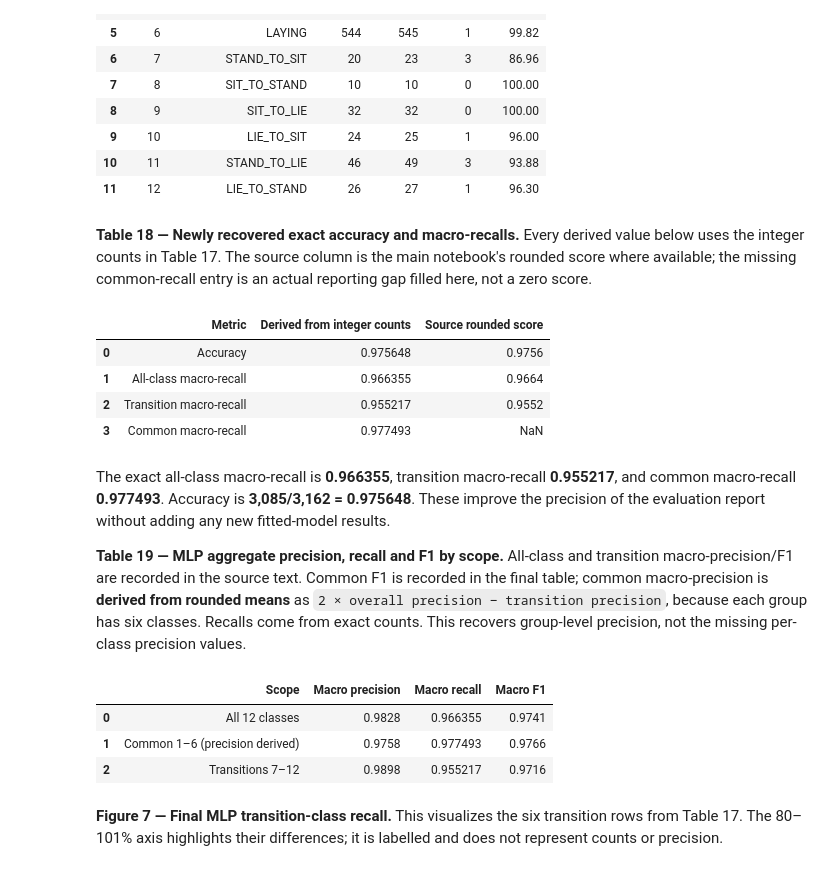
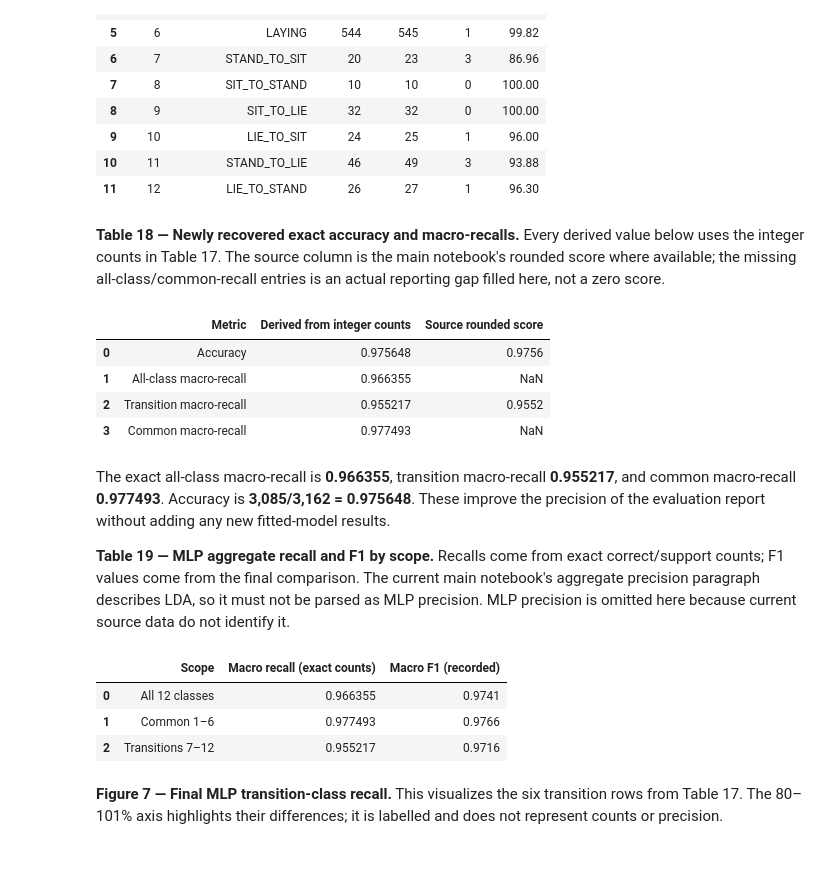
Before and after one commit to AY26-27-Sem1-CS3244-Group3/Improving-Recognition-of-Rare-Postural-Transitions, a Jupyter notebook: our approach/evaluation.ipynb, the cells around one changed output. Cells and saved outputs as stored; diff of their text form; code cells hidden in the pictures.

```diff
--- a/our approach/evaluation.ipynb
+++ b/our approach/evaluation.ipynb
@@ -184,17 +231,19 @@ plt.rcParams.update({"figure.dpi": 110, "axes.spines.top": False,
                      "axes.spines.right": False, "font.size": 10})
 COLORS = {"blue": "#335c81", "orange": "#d08842", "green": "#4b8a80", "muted": "#aab5bd"}
 LABELS = np.arange(1, 13)
-MODEL_ORDER = ["logreg", "linear_svm", "random_forest", "xgboost", "mlp"]
+MODEL_ORDER = ["logreg", "linear_svm", "random_forest", "xgboost", "mlp", "lda"]
 MODEL_NAMES = {"logreg": "Logistic regression", "linear_svm": "Linear SVM", "random_forest": "Random forest",
-               "xgboost": "XGBoost", "mlp": "MLP + memory"}
+               "xgboost": "XGBoost", "mlp": "MLP + memory", "lda": "Shrinkage LDA"}
+FINAL_MODEL_NAMES = {**MODEL_NAMES, "lda": "Shrinkage LDA + memory"}
 MODEL_ALIASES = {value: key for key, value in MODEL_NAMES.items()}
-MODEL_ALIASES.update({"MLP + posture memory": "mlp", "MLP (15 epochs + memory)": "mlp"})
+MODEL_ALIASES.update({"MLP + posture memory": "mlp", "MLP (15 epochs + memory)": "mlp",
+                      "Shrinkage LDA": "lda", "Shrinkage LDA + posture memory": "lda"})
 
 def align_models(frame):
     result = frame.copy()
     result["model"] = result.Model.map(MODEL_ALIASES)
     if result.model.isna().any() or result.model.duplicated().any() or set(result.model) != set(MODEL_ORDER):
-        raise ValueError("Expected one recorded row for each of the five model families.")
+        raise ValueError("Expected one recorded row for each of the six model families.")
     return result.drop(columns="Model").set_index("model").reindex(MODEL_ORDER)
 
 def show_table(frame, decimals=4, *, formats=None):
@@ -206,7 +255,10 @@ ablation = align_models(source_results["validation_ablation"])
 past_folds = source_results["past_only_folds"].copy()
 ros = align_models(source_results["oversampling"])
 rf_ros_repeats = source_results["rf_ros_confirmation"].copy()
-window_cv = source_results["recorded_window_cv"].copy()
+lda_memory = source_results["lda_memory_cv"].copy()
+window_cv = pd.concat([source_results["recorded_window_cv"],
+    lda_memory.loc[~lda_memory.memory, ["window", "transition_f1", "common_f1"]].assign(model="lda")],
+    ignore_index=True)
 lr_repeats = source_results["lr_length_validation"].copy()
 pca, timing = (source_results[key].copy() for key in ["pca_benchmark", "paired_timing"])
 baseline_test = align_models(source_results["baseline_test"]).astype(float)
@@ -223,12 +275,11 @@ final_config["Classifier inputs"] = [int(re.search(r"PCA-(\d+)", s).group(1)) if
                                      for k, s in final_raw["Final input"].items()]
 final_test = final_raw.drop(columns="Final input").astype(float)
 final_test.columns = ["validation_transition_f1", "transition_f1", "transition_recall", "common_f1", "macro_f1", "accuracy"]
-mlp_class = source_results["mlp_class"].rename(columns={"Activity": "activity"}).copy()
-mlp_class["class_id"] = mlp_class["Class ID"].astype(int)
-mlp_class[["correct", "support"]] = mlp_class["Correct / test support"].str.split(" / ", expand=True).astype(int)
+class_recall = source_results["class_recall"].copy()
+mlp_class = class_recall.rename(columns={"Class ID": "class_id", "Activity": "activity",
+    "Test support": "support", "MLP correct": "correct"})[["class_id", "activity", "support", "correct"]]
+mlp_class[["class_id", "support", "correct"]] = mlp_class[["class_id", "support", "correct"]].astype(int)
 mlp_class["missed"], mlp_class["recall"] = mlp_class.support - mlp_class.correct, mlp_class.correct / mlp_class.support
-mlp_class = mlp_class[["class_id", "activity", "correct", "support", "missed", "recall"]]
-mlp_all_recorded, mlp_transition_recorded = (source_results[key] for key in ["mlp_all_recorded", "mlp_transition_recorded"])
 lr_saved_report, lr_cases = (source_results[key].copy() for key in ["lr_report", "lr_cases"])
 lr_saved_summary, lr_diagnostic_png = source_results["lr_summary"], source_results["lr_image_png"]
 
@@ -245,7 +296,7 @@ expected_support = np.bincount(y_test, minlength=13)[1:]
 if not np.array_equal(mlp_class.support, expected_support) or not np.array_equal(lr_saved_report.support, expected_support):
     raise ValueError("Saved class supports do not match the test metadata.")
 for model, value in window_cv[window_cv.window.eq(3)].set_index("model").transition_f1.items():
-    if abs(value - ablation.loc[model, "Three windows + weights"]) > 0.00005 + 1e-12:
+    if abs(value - ablation.loc[model, "Three windows only" if model == "lda" else "Three windows + weights"]) > 0.00005 + 1e-12:
         raise ValueError("Ablation and context-sweep starting points disagree beyond rounding.")
 if not np.allclose(final_test.macro_f1, (final_test.common_f1 + final_test.transition_f1) / 2, atol=0.0001, rtol=0):
     raise ValueError("Final macro F1 differs from its two six-class means beyond rounding.")
@@ -256,6 +307,9 @@ dataset_summary = pd.DataFrame([
     ["Test", len(test_meta), test_meta.subject_id.nunique(), feature_count,
      int(test_meta.activity_id.ge(7).sum()), 100 * test_meta.activity_id.ge(7).mean()],
 ], columns=["Split", "Windows", "Participants", "Features", "Transition windows", "Transitions (%)"])
+# The shared class table must still agree with the exact MLP counts.
+saved_mlp_recall = class_recall["MLP recall"].str.rstrip("%").astype(float).to_numpy() / 100
+np.testing.assert_allclose(mlp_class.recall, saved_mlp_recall, rtol=0, atol=0.00005 + 1e-12)
 show_table(dataset_summary, decimals=2)
 # %% [output]
 |  | Split | Windows | Participants | Features | Transition windows | Transitions (%) |
@@ -667,12 +743,12 @@ show_table(mlp_class_view.rename(columns={"class_id": "Class", "activity": "Acti
 | 10 | 11 | STAND_TO_LIE | 46 | 49 | 3 | 93.88 |
 | 11 | 12 | LIE_TO_STAND | 26 | 27 | 1 | 96.30 |
 # %% [markdown]
-**Table 18 — Newly recovered exact accuracy and macro-recalls.** Every derived value below uses the integer counts in Table 17. The source column is the main notebook's rounded score where available; the missing common-recall entry is an actual reporting gap filled here, not a zero score.
+**Table 18 — Newly recovered exact accuracy and macro-recalls.** Every derived value below uses the integer counts in Table 17. The source column is the main notebook's rounded score where available; the missing all-class/common-recall entries is an actual reporting gap filled here, not a zero score.
 # %%
 mlp_recovered = pd.DataFrame([
     ["Accuracy", mlp_class.correct.sum() / mlp_class.support.sum(), final_test.loc["mlp", "accuracy"]],
-    ["All-class macro-recall", mlp_class.recall.mean(), mlp_all_recorded[1]],
-    ["Transition macro-recall", mlp_class.loc[mlp_class.class_id.ge(7), "recall"].mean(), mlp_transition_recorded[1]],
+    ["All-class macro-recall", mlp_class.recall.mean(), np.nan],
+    ["Transition macro-recall", mlp_class.loc[mlp_class.class_id.ge(7), "recall"].mean(), final_test.loc["mlp", "transition_recall"]],
     ["Common macro-recall", mlp_class.loc[mlp_class.class_id.le(6), "recall"].mean(), np.nan],
 ], columns=["Metric", "Derived from integer counts", "Source rounded score"])
 for row in mlp_recovered.dropna().itertuples(index=False, name=None):
@@ -682,26 +758,25 @@ show_table(mlp_recovered, decimals=6)
 # %% [output]
 |  | Metric | Derived from integer counts | Source rounded score |
 | 0 | Accuracy | 0.975648 | 0.9756 |
-| 1 | All-class macro-recall | 0.966355 | 0.9664 |
+| 1 | All-class macro-recall | 0.966355 | NaN |
 | 2 | Transition macro-recall | 0.955217 | 0.9552 |
 | 3 | Common macro-recall | 0.977493 | NaN |
 # %% [markdown]
 The exact all-class macro-recall is **0.966355**, transition macro-recall **0.955217**, and common macro-recall **0.977493**. Accuracy is **3,085/3,162 = 0.975648**. These improve the precision of the evaluation report without adding any new fitted-model results.
 
-**Table 19 — MLP aggregate precision, recall and F1 by scope.** All-class and transition macro-precision/F1 are recorded in the source text. Common F1 is recorded in the final table; common macro-precision is **derived from rounded means** as `2 × overall precision − transition precision`, because each group has six classes. Recalls come from exact counts. This recovers group-level precision, not the missing per-class precision values.
+**Table 19 — MLP aggregate recall and F1 by scope.** Recalls come from exact correct/support counts; F1 values come from the final comparison. The current main notebook's aggregate precision paragraph describes LDA, so it must not be parsed as MLP precision. MLP precision is omitted here because current source data do not identify it.
 # %%
-mlp_common_precision_derived = 2 * mlp_all_recorded[0] - mlp_transition_recorded[0]
 mlp_aggregate = pd.DataFrame([
-    ["All 12 classes", mlp_all_recorded[0], mlp_class.recall.mean(), mlp_all_recorded[2]],
-    ["Common 1–6 (precision derived)", mlp_common_precision_derived, mlp_class.recall.iloc[:6].mean(), final_test.loc["mlp", "common_f1"]],
-    ["Transitions 7–12", mlp_transition_recorded[0], mlp_class.recall.iloc[6:].mean(), mlp_transition_recorded[2]],
-], columns=["Scope", "Macro precision", "Macro recall", "Macro F1"])
-show_table(mlp_aggregate, formats={"Macro recall": 6})
+    ["All 12 classes", mlp_class.recall.mean(), final_test.loc["mlp", "macro_f1"]],
+    ["Common 1–6", mlp_class.recall.iloc[:6].mean(), final_test.loc["mlp", "common_f1"]],
+    ["Transitions 7–12", mlp_class.recall.iloc[6:].mean(), final_test.loc["mlp", "transition_f1"]],
+], columns=["Scope", "Macro recall (exact counts)", "Macro F1 (recorded)"])
+show_table(mlp_aggregate, formats={"Macro recall (exact counts)": 6})
 # %% [output]
-|  | Scope | Macro precision | Macro recall | Macro F1 |
-| 0 | All 12 classes | 0.9828 | 0.966355 | 0.9741 |
-| 1 | Common 1–6 (precision derived) | 0.9758 | 0.977493 | 0.9766 |
-| 2 | Transitions 7–12 | 0.9898 | 0.955217 | 0.9716 |
+|  | Scope | Macro recall (exact counts) | Macro F1 (recorded) |
+| 0 | All 12 classes | 0.966355 | 0.9741 |
+| 1 | Common 1–6 | 0.977493 | 0.9766 |
+| 2 | Transitions 7–12 | 0.955217 | 0.9716 |
 # %% [markdown]
 **Figure 7 — Final MLP transition-class recall.** This visualizes the six transition rows from Table 17. The 80–101% axis highlights their differences; it is labelled and does not represent counts or precision.
 # %%
```
Also changed, not shown: parts of 51 cells of this notebook, 2 other files.
